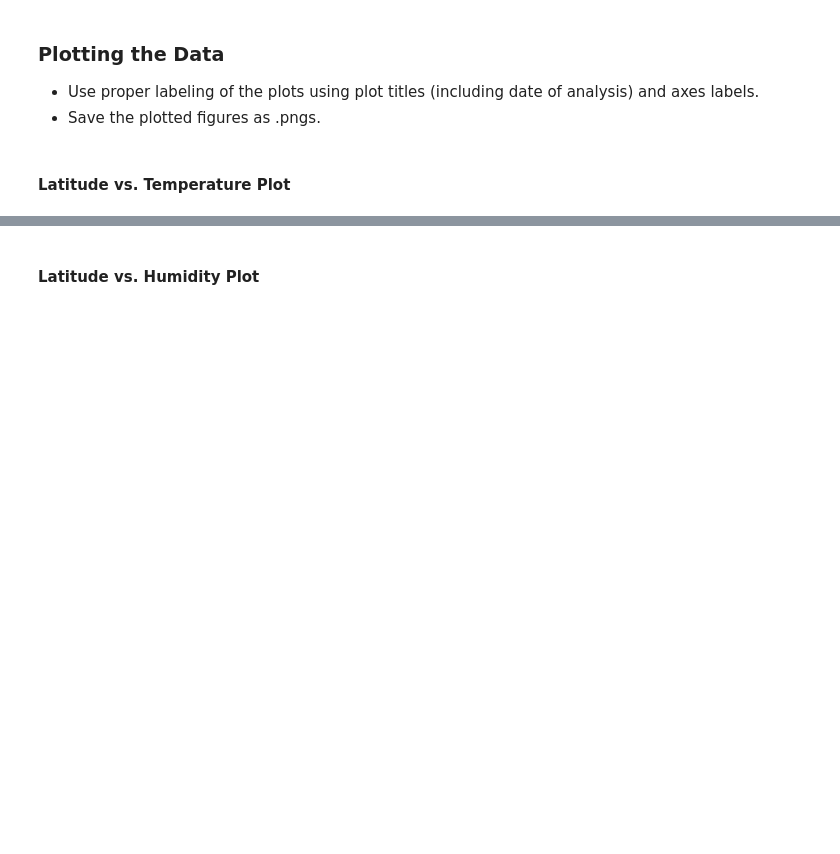
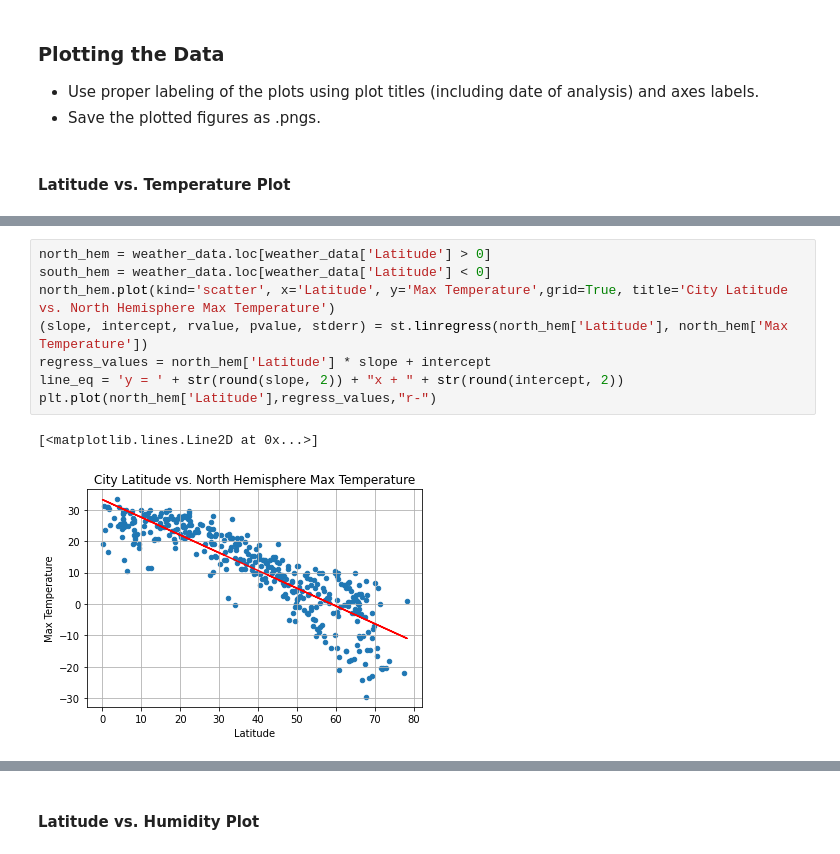
Before and after one commit to chris-inalsingh/API-challenge, a Jupyter notebook: WeatherPy.ipynb, the cells around one changed output, grey strips where cells are left out. Saved outputs shown, nothing was run; the diff lists cells and outputs as text; blank space fills up the shorter version.

```diff
--- a/WeatherPy.ipynb
+++ b/WeatherPy.ipynb
@@ -188,0 +196,11 @@ weather_data.to_csv('weather_data.csv', index = False)
+# %%
+north_hem = weather_data.loc[weather_data['Latitude'] > 0]
+south_hem = weather_data.loc[weather_data['Latitude'] < 0]
+north_hem.plot(kind='scatter', x='Latitude', y='Max Temperature',grid=True, title='City Latitude vs. North Hemisphere Max Temperature')
+(slope, intercept, rvalue, pvalue, stderr) = st.linregress(north_hem['Latitude'], north_hem['Max Temperature'])
+regress_values = north_hem['Latitude'] * slope + intercept
+line_eq = 'y = ' + str(round(slope, 2)) + "x + " + str(round(intercept, 2))
+plt.plot(north_hem['Latitude'],regress_values,"r-")
+# %% [output]
+[<matplotlib.lines.Line2D at 0x...>]
+[figure, added]
```
Also changed, not shown: parts of 14 cells of this notebook, 1 other file.
